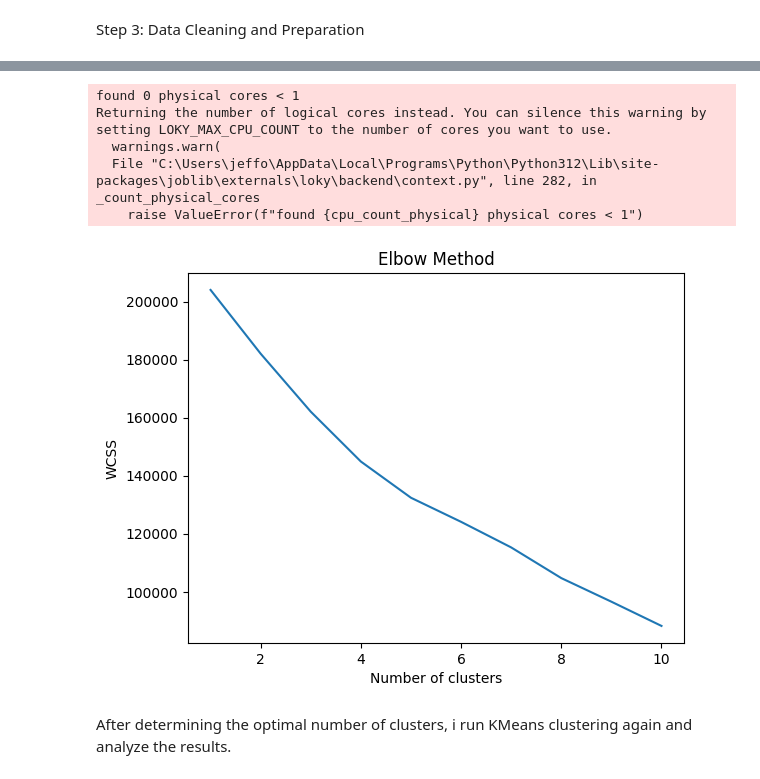
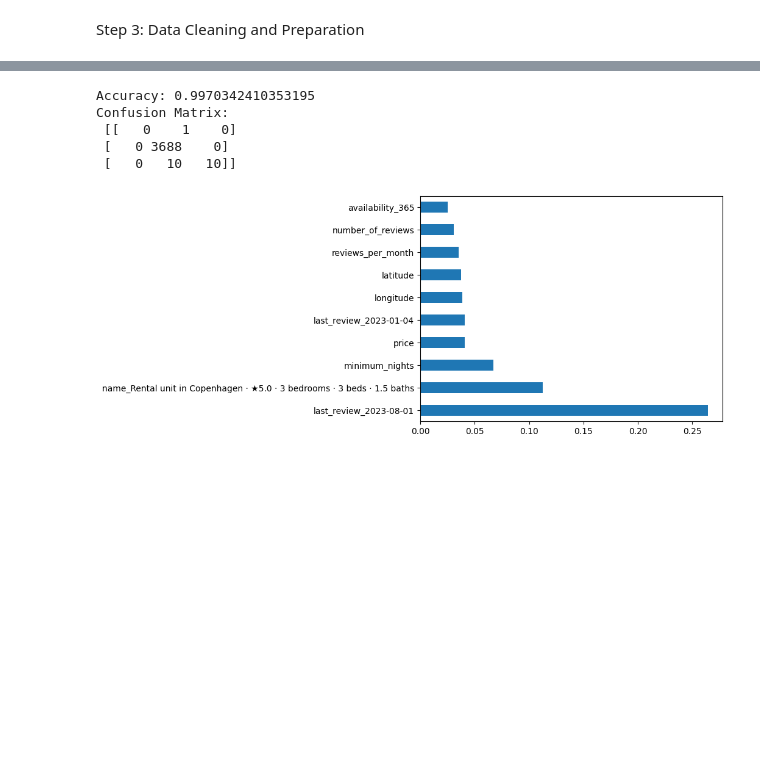
Before and after one commit to Jeffrey-Oechsner/Mini-Project-AI, a Jupyter notebook: Mini Projects AI.ipynb, the cells around one changed output, grey strips where cells are left out. Drawn from its saved outputs; the diff is of its cells as text; code cells hidden in the pictures; blank space fills up the shorter version.

```diff
--- a/Mini Projects AI.ipynb
+++ b/Mini Projects AI.ipynb
@@ -160,23 +116,30 @@ Now, i use KMeans clustering to split accommodations into categories of similari
 # %%
-# Use the elbow method to find the optimal number of clusters
-wcss = []
-for i in range(1, 11):
-    kmeans = KMeans(n_clusters=i, init='k-means++', max_iter=300, n_init=10, random_state=0)
-    kmeans.fit(scaled_features)
-    wcss.append(kmeans.inertia_)
+# Prepare features and target for the classification
+X = df_scaled  # Features from the scaled DataFrame
+y = df['Cluster']  # Cluster labels as the target
 
-# Plotting the results onto a line graph to observe the 'elbow'
-plt.plot(range(1, 11), wcss)
-plt.title('Elbow Method')
-plt.xlabel('Number of clusters')
-plt.ylabel('WCSS')  # Within cluster sum of squares
+# Split the dataset into training and testing sets
+X_train, X_test, y_train, y_test = train_test_split(X, y, test_size=0.2, random_state=42)
+
+# Initialize and train RandomForestClassifier
+rfc = RandomForestClassifier(n_estimators=100, random_state=42)
+rfc.fit(X_train, y_train)
+
+# Predicting the Test set results
+y_pred = rfc.predict(X_test)
+
+# Evaluating the results
+print("Accuracy:", accuracy_score(y_test, y_pred))
+print("Confusion Matrix:\n", confusion_matrix(y_test, y_pred))
+
+# Feature Importance
+feature_importances = pd.Series(rfc.feature_importances_, index=df.columns[:-1])
+feature_importances.nlargest(10).plot(kind='barh')
 plt.show()
 # %% [output]
-found 0 physical cores < 1
-Returning the number of logical cores instead. You can silence this warning by setting LOKY_MAX_CPU_COUNT to the number of cores you want to use.
-  warnings.warn(
-  File "C:\Users\jeffo\AppData\Local\Programs\Python\Python312\Lib\site-packages\joblib\externals\loky\backend\context.py", line 282, in _count_physical_cores
-    raise ValueError(f"found {cpu_count_physical} physical cores < 1")
+Accuracy: 0.9970342410353195
+Confusion Matrix:
+ [[   0    1    0]
+ [   0 3688    0]
+ [   0   10   10]]
-[figure, old version]
+[figure, new version]
-# %% [markdown]
-After determining the optimal number of clusters, i run KMeans clustering again and analyze the results.
```
Also changed, not shown: parts of 14 cells of this notebook.
